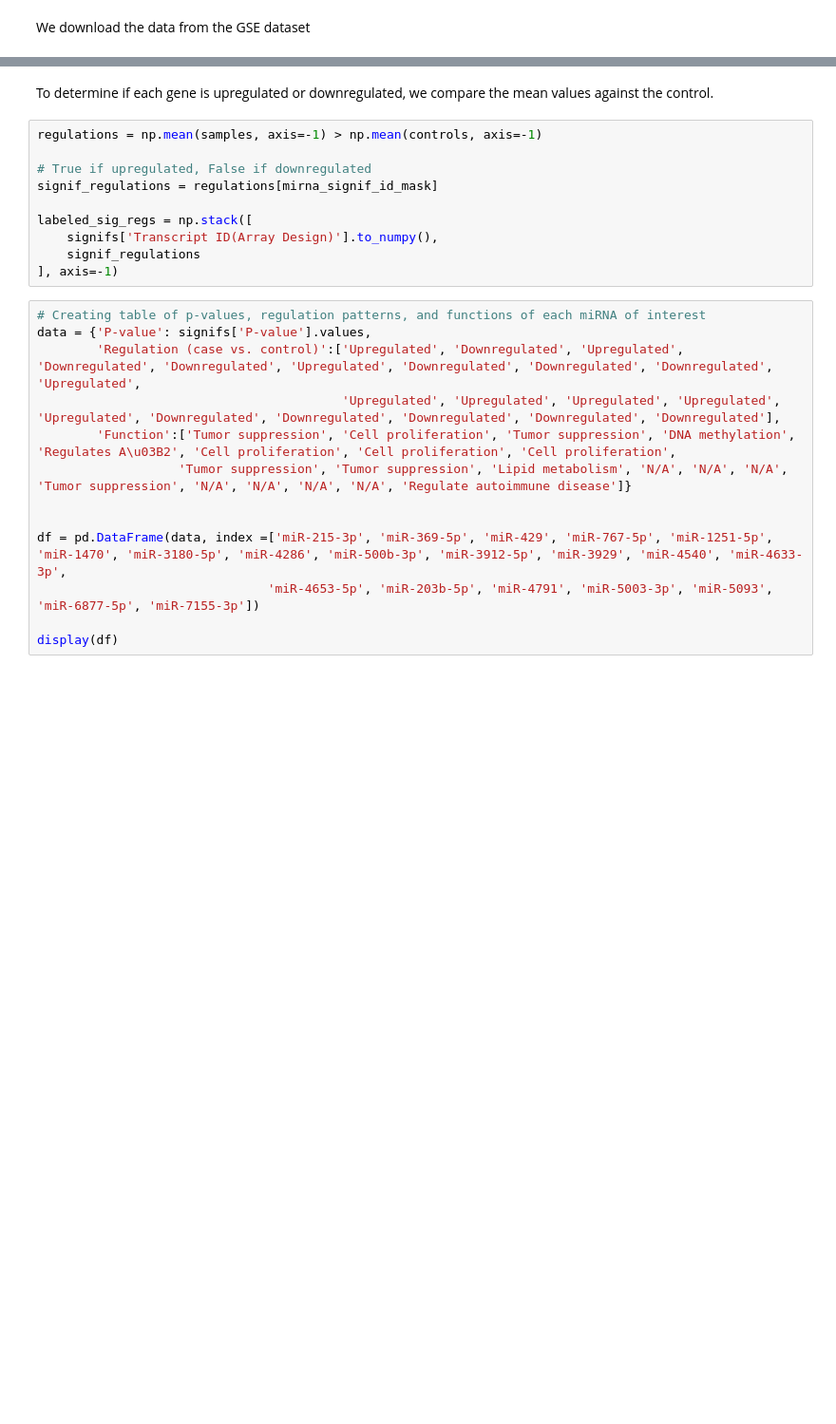
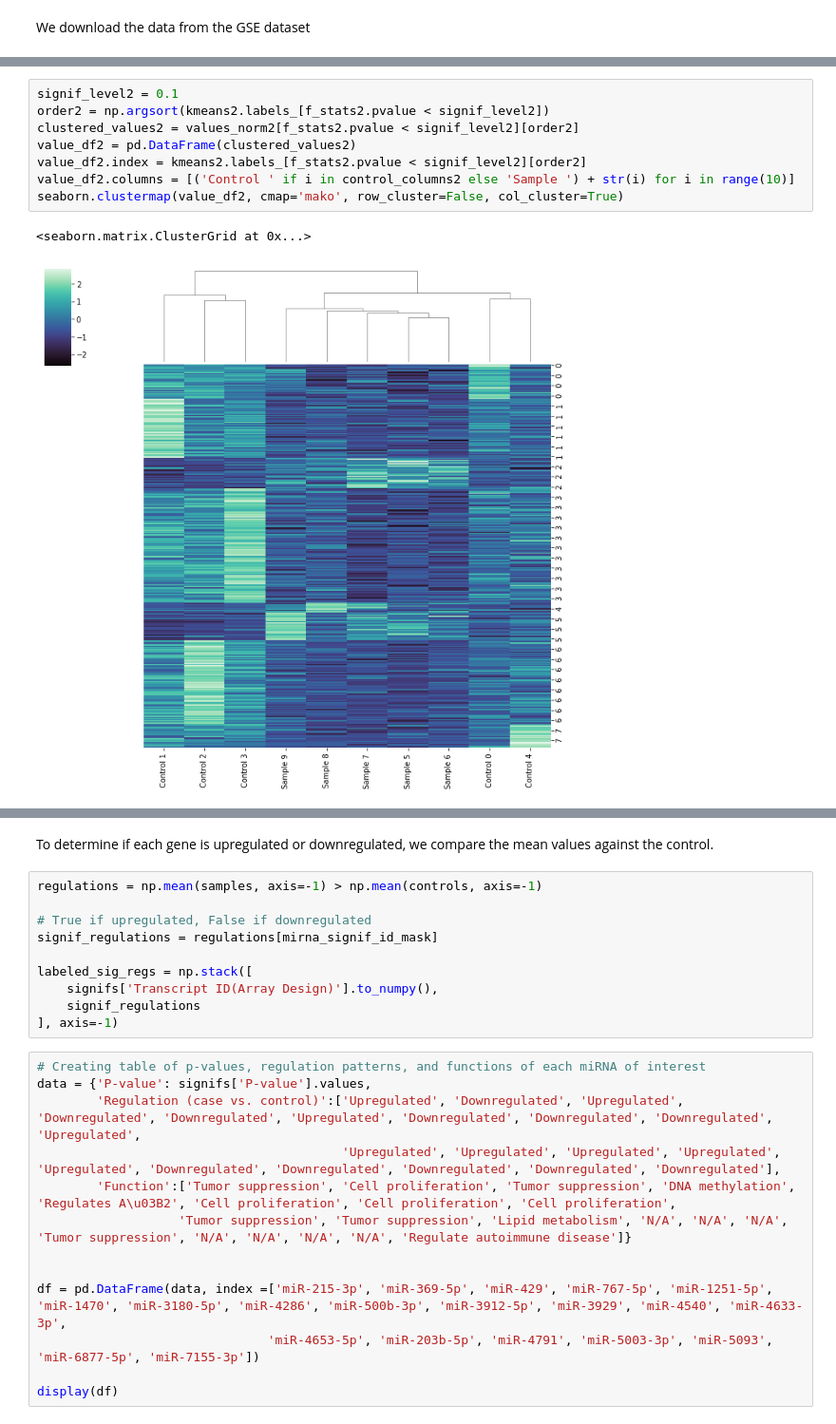
Before and after one commit to JulianKnodt/alzheimer_analysis, a Jupyter notebook: CrossAnalysis.ipynb, the cells around one changed output, grey strips where cells are left out. Shown: that part at 95% size. Drawn from its saved outputs; the diff is of its cells as text; blank space fills up the shorter version.

```diff
--- a/CrossAnalysis.ipynb
+++ b/CrossAnalysis.ipynb
@@ -29,3 +198,14 @@ print(ids2)
+# %%
+signif_level2 = 0.1
+order2 = np.argsort(kmeans2.labels_[f_stats2.pvalue < signif_level2])
+clustered_values2 = values_norm2[f_stats2.pvalue < signif_level2][order2]
+value_df2 = pd.DataFrame(clustered_values2)
+value_df2.index = kmeans2.labels_[f_stats2.pvalue < signif_level2][order2]
+value_df2.columns = [('Control ' if i in control_columns2 else 'Sample ') + str(i) for i in range(10)]
+seaborn.clustermap(value_df2, cmap='mako', row_cluster=False, col_cluster=True)
+# %% [output]
+<seaborn.matrix.ClusterGrid at 0x...>
+[figure, added]
 # %%
 # Significance level
 alpha = 0.01
```
Also changed, not shown: parts of 21 cells of this notebook, 3 other files.
